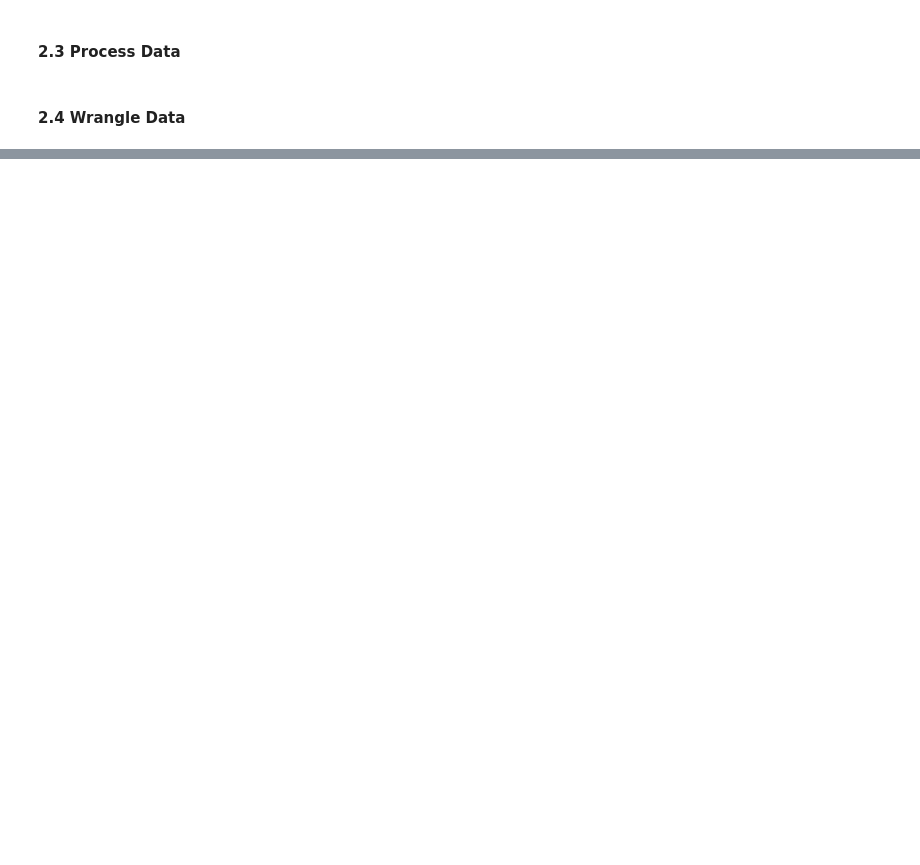
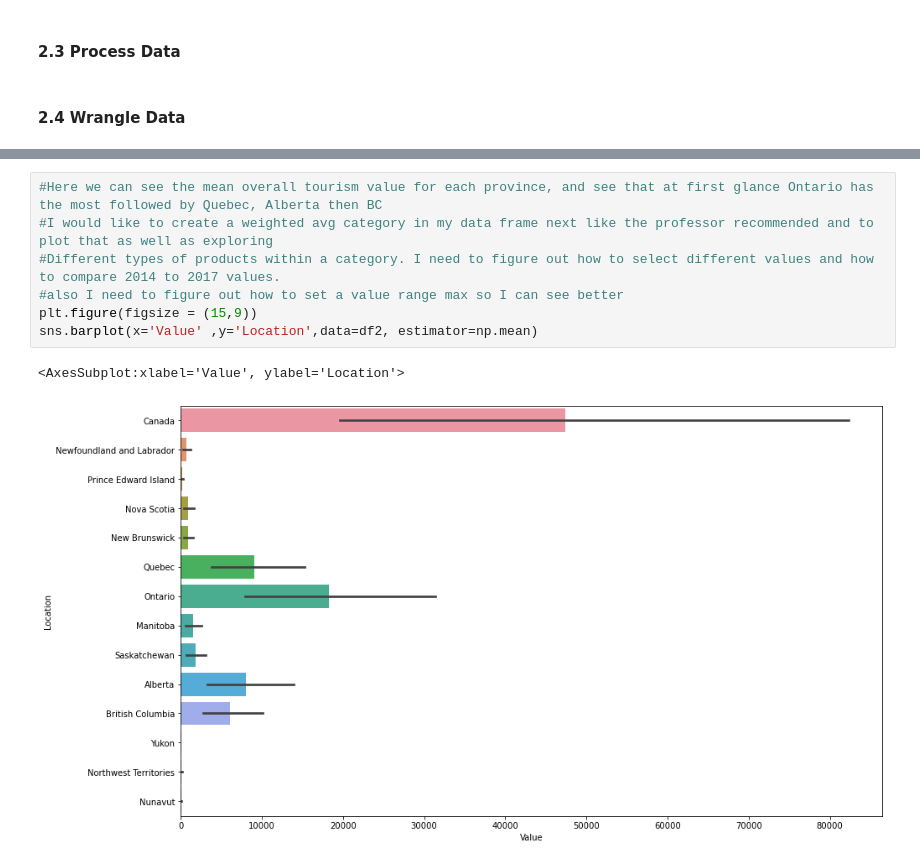
Before and after one commit to data301-2021-winter1/group05-project, a Jupyter notebook: notebooks/analysis3.ipynb, the cells around one changed output, grey strips where cells are left out. Drawn from its saved outputs; the diff is of its cells as text; blank space fills up the shorter version.

Commit message:
Added a couple basic visuals for notebook 3

```diff
--- a/notebooks/analysis3.ipynb
+++ b/notebooks/analysis3.ipynb
@@ -258,0 +234,10 @@ df2
+# %%
+#Here we can see the mean overall tourism value for each province, and see that at first glance Ontario has the most followed by Quebec, Alberta then BC
+#I would like to create a weighted avg category in my data frame next like the professor recommended and to plot that as well as exploring
+#Different types of products within a category. I need to figure out how to select different values and how to compare 2014 to 2017 values.
+#also I need to figure out how to set a value range max so I can see better
+plt.figure(figsize = (15,9))
+sns.barplot(x='Value' ,y='Location',data=df2, estimator=np.mean)
+# %% [output]
+<AxesSubplot:xlabel='Value', ylabel='Location'>
+[figure, added]
```
Also changed, not shown: parts of 9 cells of this notebook, 1 other file.
